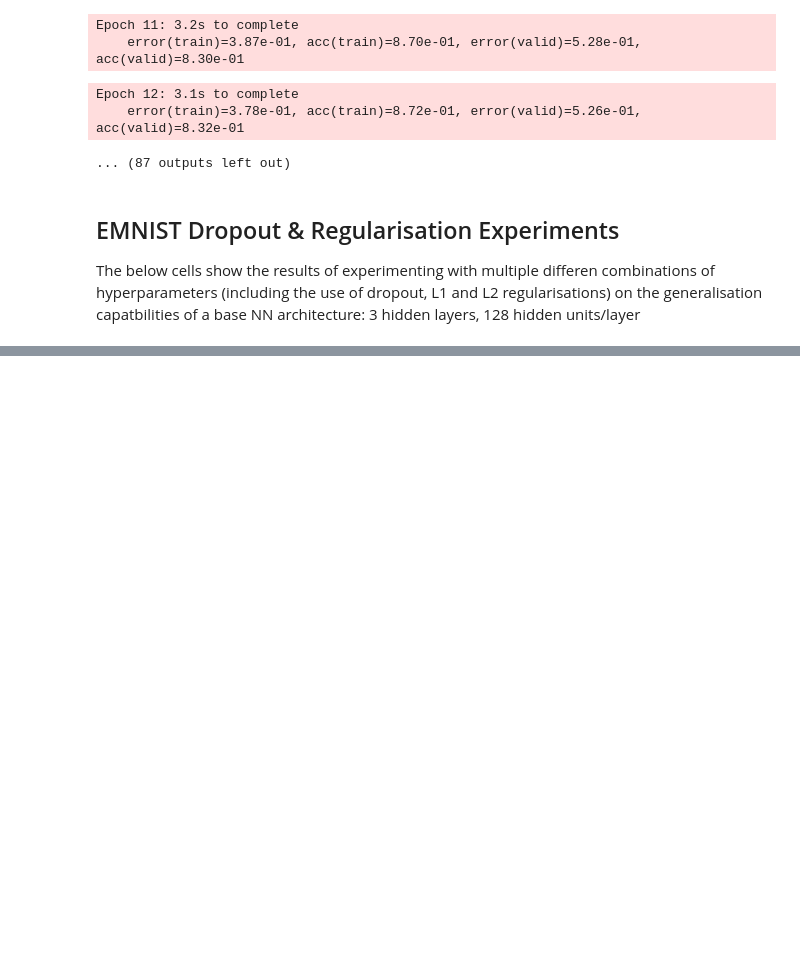
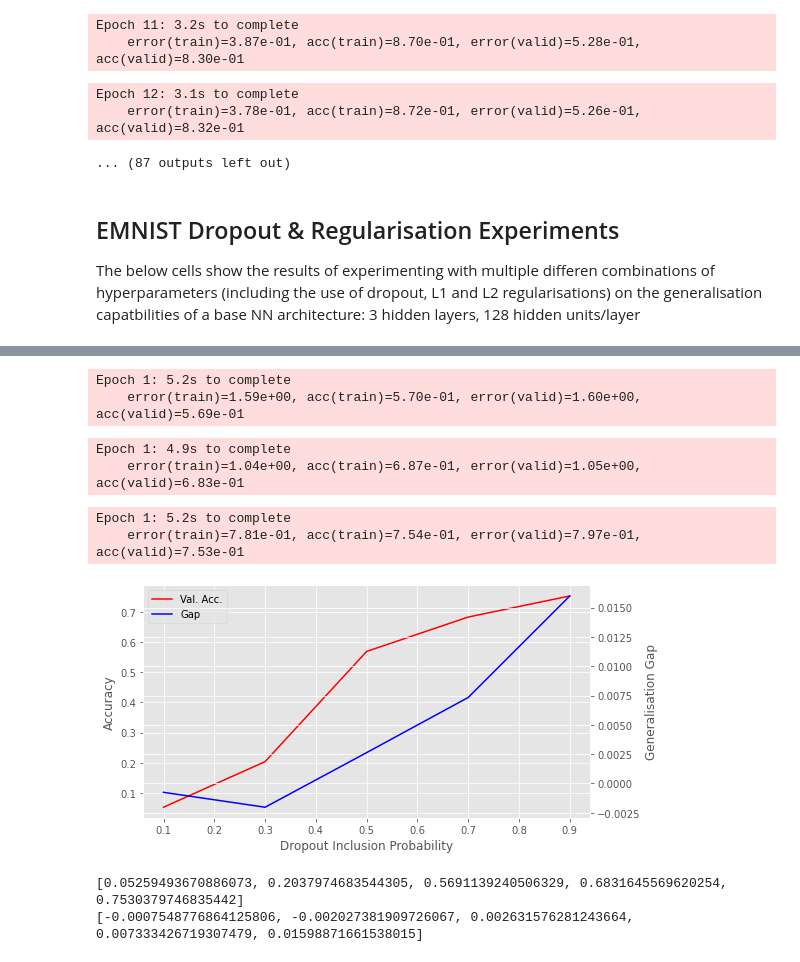
Before and after one commit to KareemAlaa2001/mlpractical-sem1, a Jupyter notebook: notebooks/Coursework_1.ipynb, the cells around one changed output, grey strips where cells are left out. Saved outputs shown, nothing was run; the diff lists cells and outputs as text; code cells hidden in the pictures; blank space fills up the shorter version.

```diff
--- a/notebooks/Coursework_1.ipynb
+++ b/notebooks/Coursework_1.ipynb
@@ -366,9 +372,9 @@ Applying dropout at the rates recommended by the OG paper (0.2 at input, 0.5 at
 # %%
 from mlp.layers import DropoutLayer
 
-l2pen = L2Penalty(0.001)
+# l2pen = L2Penalty(0.001)
 learning_rate = 0.1
-num_epochs = 100
+num_epochs = 1
 stats_interval = 1
 input_dim, output_dim, hidden_dim = 784, 47, 128
 
@@ -379,31 +385,54 @@ error = CrossEntropySoftmaxError()
 # Use a basic gradient descent learning rule
 learning_rule = AdamLearningRule()
 
-train_errors = []
-validation_errors = []
-train_accuracies = []
+generalisation_gaps = []
 validation_accs = []
 
-layers = [
-    DropoutLayer(incl_prob=0.8, rng=rng),
-    AffineLayer(input_dim, hidden_dim, weights_init, biases_init, l2pen),
-    ReluLayer(),
-    DropoutLayer(rng=rng),
-    AffineLayer(hidden_dim, hidden_dim, weights_init, biases_init, l2pen),
-    ReluLayer(),
-    DropoutLayer(rng=rng),
-    AffineLayer(hidden_dim, hidden_dim, weights_init, biases_init, l2pen),
-    ReluLayer(),
-    DropoutLayer(rng=rng),
-    AffineLayer(hidden_dim, output_dim, weights_init, biases_init, l2pen)
-]
+dropout_values = [0.1, 0.3, 0.5, 0.7, 0.9]
 
-model = MultipleLayerModel(layers)
+for dropout in dropout_values:
+    layers = [
+        AffineLayer(input_dim, hidden_dim, weights_init, biases_init),
+        ReluLayer(),
+        DropoutLayer(incl_prob=dropout, rng=rng),
+        AffineLayer(hidden_dim, hidden_dim, weights_init, biases_init),
+        ReluLayer(),
+        DropoutLayer(incl_prob=dropout, rng=rng),
+        AffineLayer(hidden_dim, hidden_dim, weights_init, biases_init),
+        ReluLayer(),
+        DropoutLayer(incl_prob=dropout, rng=rng),
+        AffineLayer(hidden_dim, output_dim, weights_init, biases_init)
+    ]
 
-err_train, err_valid, acc_train, acc_valid = train_model_and_return_performances(
+    model = MultipleLayerModel(layers)
+
+    err_train, err_valid, acc_train, acc_valid = train_model_and_return_performances(
         model, error, learning_rule, train_data, valid_data, num_epochs, stats_interval, notebook=True)
 
-train_errors.append(err_train)
-validation_errors.append(err_valid)
-train_accuracies.append(acc_train)
-validation_accs.append(acc_valid)
+    validation_accs.append(acc_valid[-1])
+    generalisation_gaps.append(err_valid[-1] - err_train[-1])
+
+fig_1 = plt.figure(figsize=(8,4))
+
+ax_1 = fig_1.add_subplot(111)
+
+ax_1.set_xlabel('Dropout Inclusion Probability')
+ax_1.set_ylabel('Accuracy')
+
+twin = ax_1.twinx()
+twin.set_ylabel('Generalisation Gap')
+
+p1, = ax_1.plot(dropout_values, validation_accs, "r-", label="Val. Acc.")
+p2, = twin.plot(dropout_values, generalisation_gaps, "b-", label="Gap")
+
+ax_1.legend(handles= [p1,p2])
+fig_1.tight_layout()
+plt.show()
+
+fig_1.savefig('dropoutfig.pdf')
+# fig_2.savefig('depthfig2.pdf')
+
+
+print(validation_accs)
+print(generalisation_gaps)
+# %% [output]
@@ -409,0 +443,9 @@ validation_accs.append(acc_valid)
+Epoch 1: 5.2s to complete
+    error(train)=1.59e+00, acc(train)=5.70e-01, error(valid)=1.60e+00, acc(valid)=5.69e-01
+Epoch 1: 4.9s to complete
+    error(train)=1.04e+00, acc(train)=6.87e-01, error(valid)=1.05e+00, acc(valid)=6.83e-01
+Epoch 1: 5.2s to complete
+    error(train)=7.81e-01, acc(train)=7.54e-01, error(valid)=7.97e-01, acc(valid)=7.53e-01
+[figure, added]
+[0.05259493670886073, 0.2037974683544305, 0.5691139240506329, 0.6831645569620254, 0.7530379746835442]
+[-0.0007548776864125806, -0.002027381909726067, 0.002631576281243664, 0.007333426719307479, 0.01598871661538015]
```
Also changed, not shown: parts of 3 cells of this notebook.
